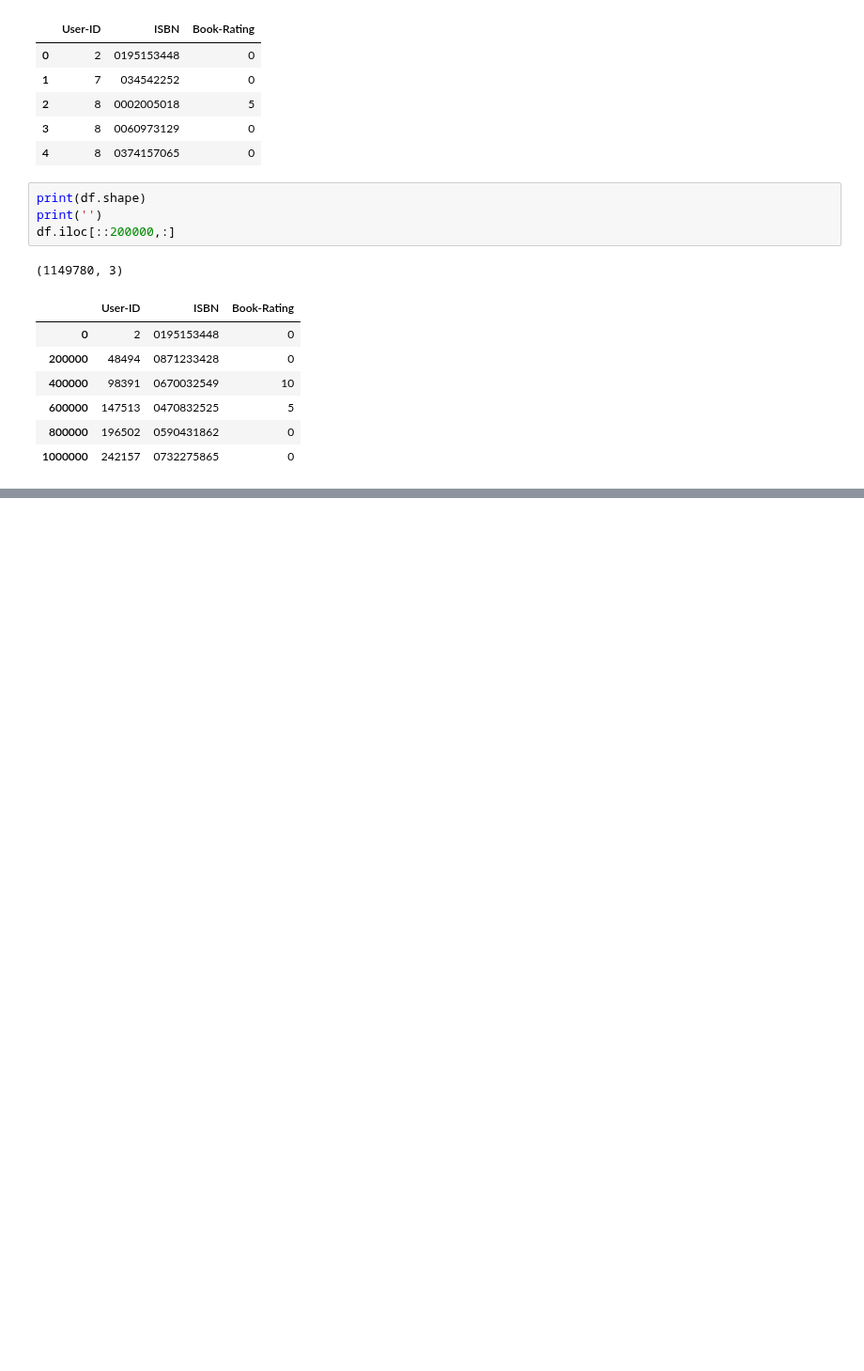
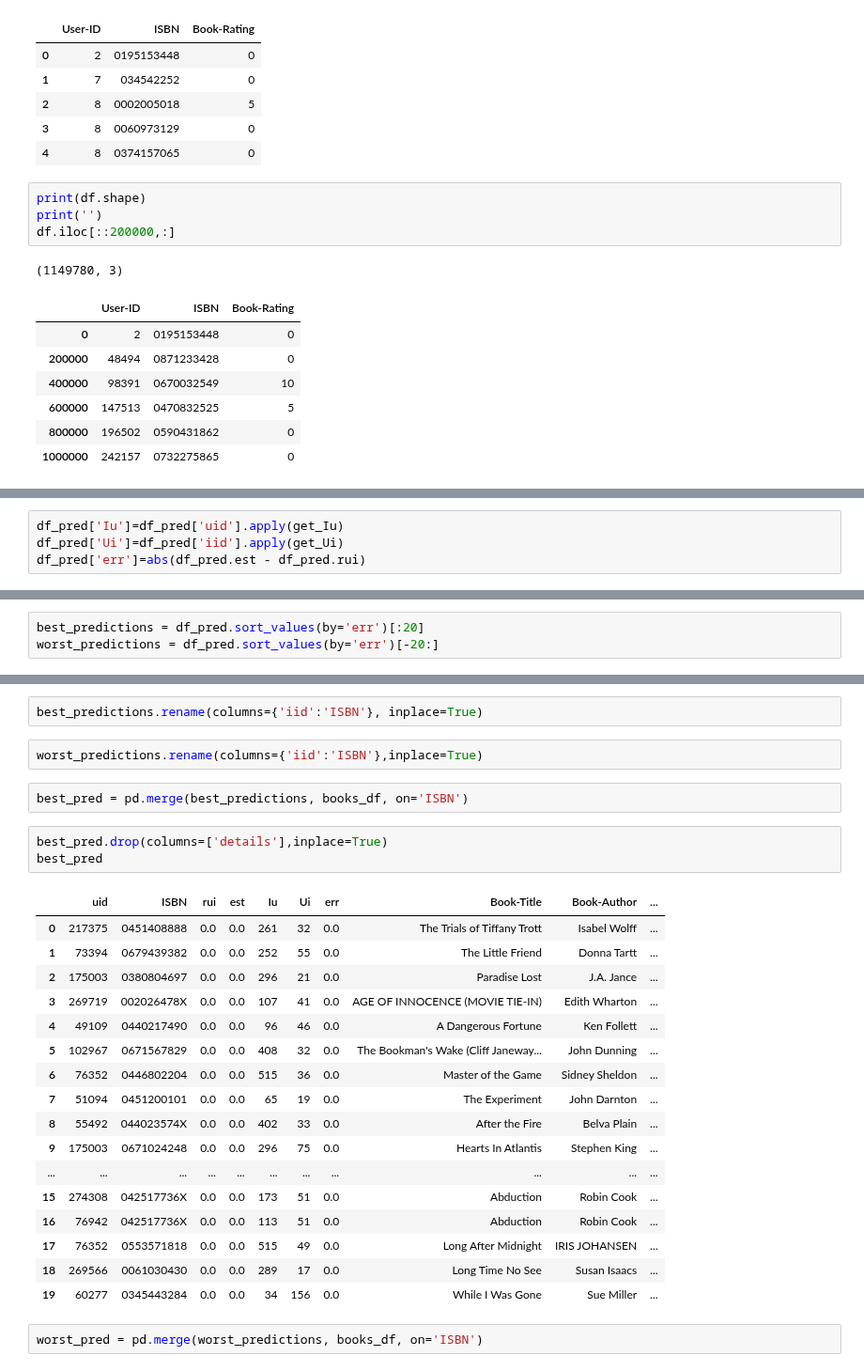
Before and after one commit to mpayumo/book-recommender-model, a Jupyter notebook: 2-book-recommender-modeling.ipynb, the cells around one changed output, grey strips where cells are left out. Shown at 94% size. Cells and saved outputs as stored; diff of their text form; blank space fills up the shorter version.

```diff
--- a/2-book-recommender-modeling.ipynb
+++ b/2-book-recommender-modeling.ipynb
@@ -474,0 +705,4 @@ df.iloc[::200000,:]
+# %%
+df_pred['Iu']=df_pred['uid'].apply(get_Iu)
+df_pred['Ui']=df_pred['iid'].apply(get_Ui)
+df_pred['err']=abs(df_pred.est - df_pred.rui)
@@ -474,0 +721,3 @@ df.iloc[::200000,:]
+# %%
+best_predictions = df_pred.sort_values(by='err')[:20]
+worst_predictions = df_pred.sort_values(by='err')[-20:]
@@ -474,0 +778,29 @@ df.iloc[::200000,:]
+# %%
+best_predictions.rename(columns={'iid':'ISBN'}, inplace=True)
+# %%
+worst_predictions.rename(columns={'iid':'ISBN'},inplace=True)
+# %%
+best_pred = pd.merge(best_predictions, books_df, on='ISBN')
+# %%
+best_pred.drop(columns=['details'],inplace=True)
+best_pred
+# %% [output]
+|  | uid | ISBN | rui | est | Iu | Ui | err | Book-Title | Book-Author | ... |
+| 0 | 217375 | 0451408888 | 0.0 | 0.0 | 261 | 32 | 0.0 | The Trials of Tiffany Trott | Isabel Wolff | ... |
+| 1 | 73394 | 0679439382 | 0.0 | 0.0 | 252 | 55 | 0.0 | The Little Friend | Donna Tartt | ... |
+| 2 | 175003 | 0380804697 | 0.0 | 0.0 | 296 | 21 | 0.0 | Paradise Lost | J.A. Jance | ... |
+| 3 | 269719 | 002026478X | 0.0 | 0.0 | 107 | 41 | 0.0 | AGE OF INNOCENCE (MOVIE TIE-IN) | Edith Wharton | ... |
+| 4 | 49109 | 0440217490 | 0.0 | 0.0 | 96 | 46 | 0.0 | A Dangerous Fortune | Ken Follett | ... |
+| 5 | 102967 | 0671567829 | 0.0 | 0.0 | 408 | 32 | 0.0 | The Bookman's Wake (Cliff Janeway... | John Dunning | ... |
+| 6 | 76352 | 0446802204 | 0.0 | 0.0 | 515 | 36 | 0.0 | Master of the Game | Sidney Sheldon | ... |
+| 7 | 51094 | 0451200101 | 0.0 | 0.0 | 65 | 19 | 0.0 | The Experiment | John Darnton | ... |
+| 8 | 55492 | 044023574X | 0.0 | 0.0 | 402 | 33 | 0.0 | After the Fire | Belva Plain | ... |
+| 9 | 175003 | 0671024248 | 0.0 | 0.0 | 296 | 75 | 0.0 | Hearts In Atlantis | Stephen King | ... |
+| ... | ... | ... | ... | ... | ... | ... | ... | ... | ... | ... |
+| 15 | 274308 | 042517736X | 0.0 | 0.0 | 173 | 51 | 0.0 | Abduction | Robin Cook | ... |
+| 16 | 76942 | 042517736X | 0.0 | 0.0 | 113 | 51 | 0.0 | Abduction | Robin Cook | ... |
+| 17 | 76352 | 0553571818 | 0.0 | 0.0 | 515 | 49 | 0.0 | Long After Midnight | IRIS JOHANSEN | ... |
+| 18 | 269566 | 0061030430 | 0.0 | 0.0 | 289 | 17 | 0.0 | Long Time No See | Susan Isaacs | ... |
+| 19 | 60277 | 0345443284 | 0.0 | 0.0 | 34 | 156 | 0.0 | While I Was Gone | Sue Miller | ... |
+# %%
+worst_pred = pd.merge(worst_predictions, books_df, on='ISBN')
```
Also changed, not shown: parts of 41 cells of this notebook, 1 other file.
